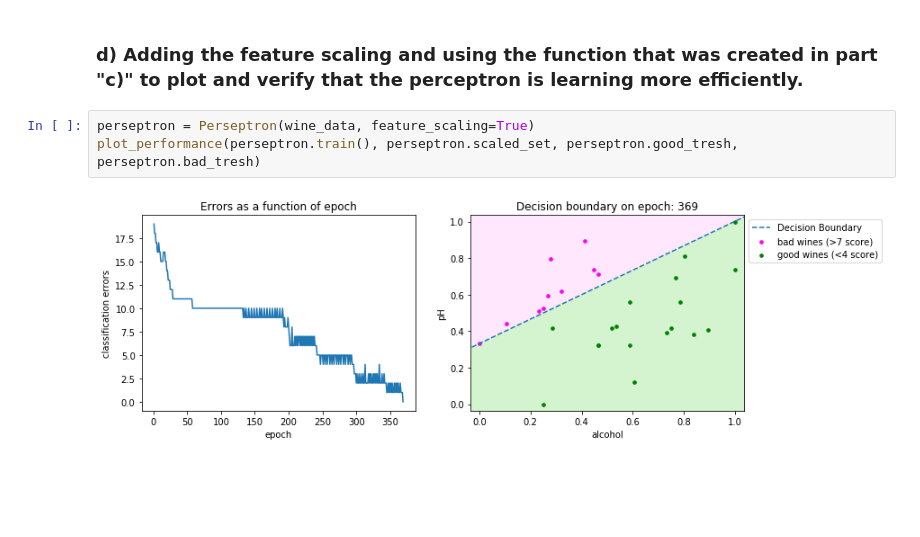
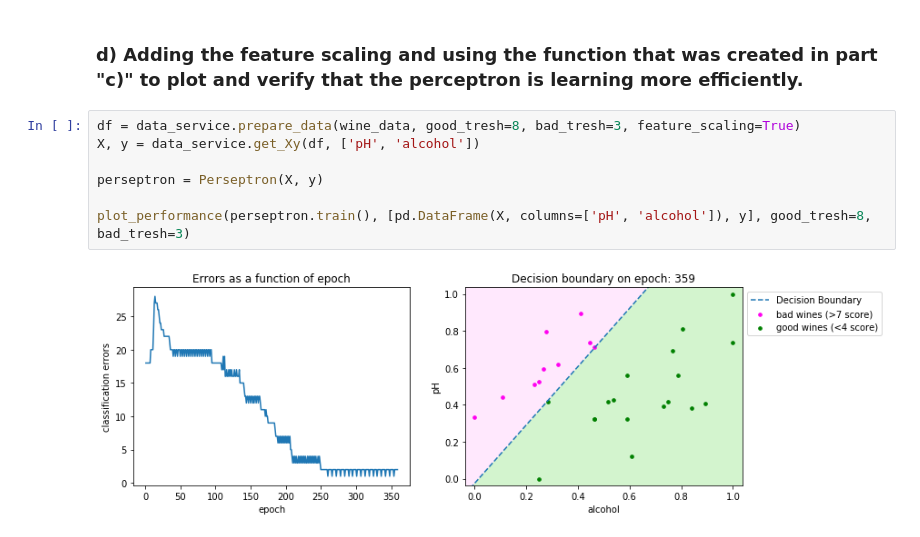
Before and after one commit to mx-crs/project_ft-sommelier, a Jupyter notebook: ft_sommelier.ipynb, the cells around one changed output. Cells and saved outputs as stored; diff of their text form; blank space fills up the shorter version.

```diff
--- a/ft_sommelier.ipynb
+++ b/ft_sommelier.ipynb
@@ -381,7 +251,11 @@ perseptron = Perseptron(X, y)
 # %% [markdown]
 ### d) Adding the feature scaling and using the function that was created in part "c)" to plot and verify that the perceptron is learning more efficiently.
-# %%
-perseptron = Perseptron(wine_data, feature_scaling=True)
-plot_performance(perseptron.train(), perseptron.scaled_set, perseptron.good_tresh, perseptron.bad_tresh)
-# %% [output]
-[figure, removed]
+# %%
+df = data_service.prepare_data(wine_data, good_tresh=8, bad_tresh=3, feature_scaling=True)
+X, y = data_service.get_Xy(df, ['pH', 'alcohol'])
+
+perseptron = Perseptron(X, y)
+
+plot_performance(perseptron.train(), [pd.DataFrame(X, columns=['pH', 'alcohol']), y], good_tresh=8, bad_tresh=3)
+# %% [output]
+[figure, added]
```
Also changed, not shown: parts of 8 cells of this notebook.
